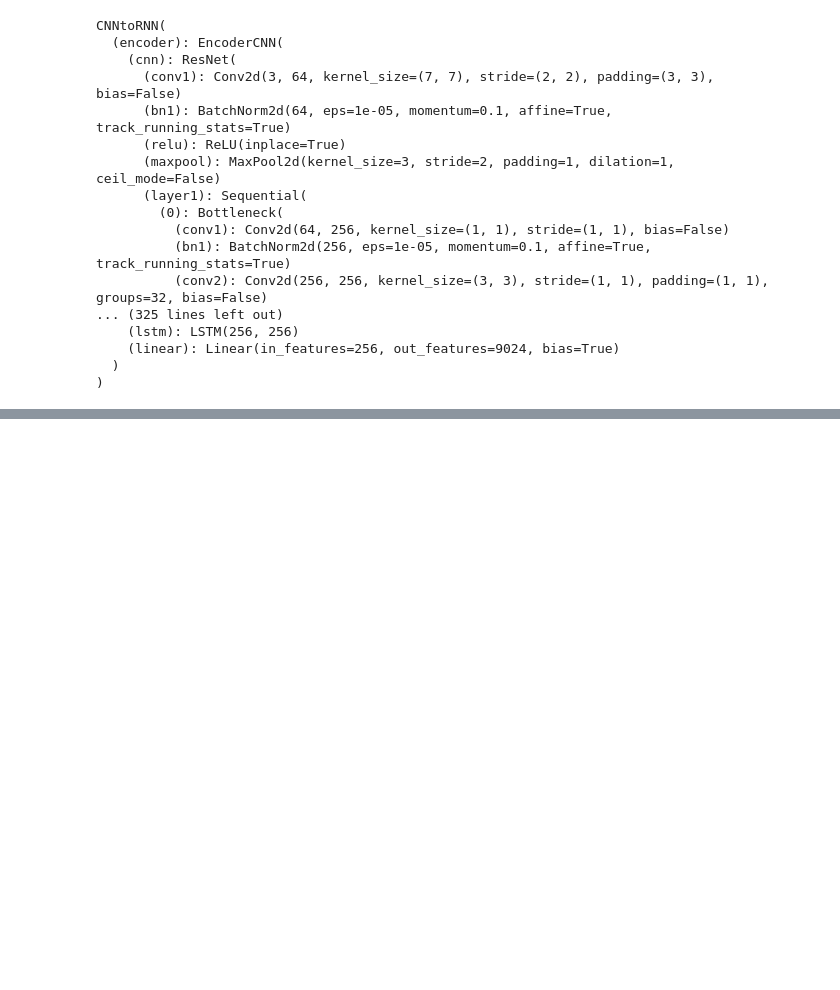
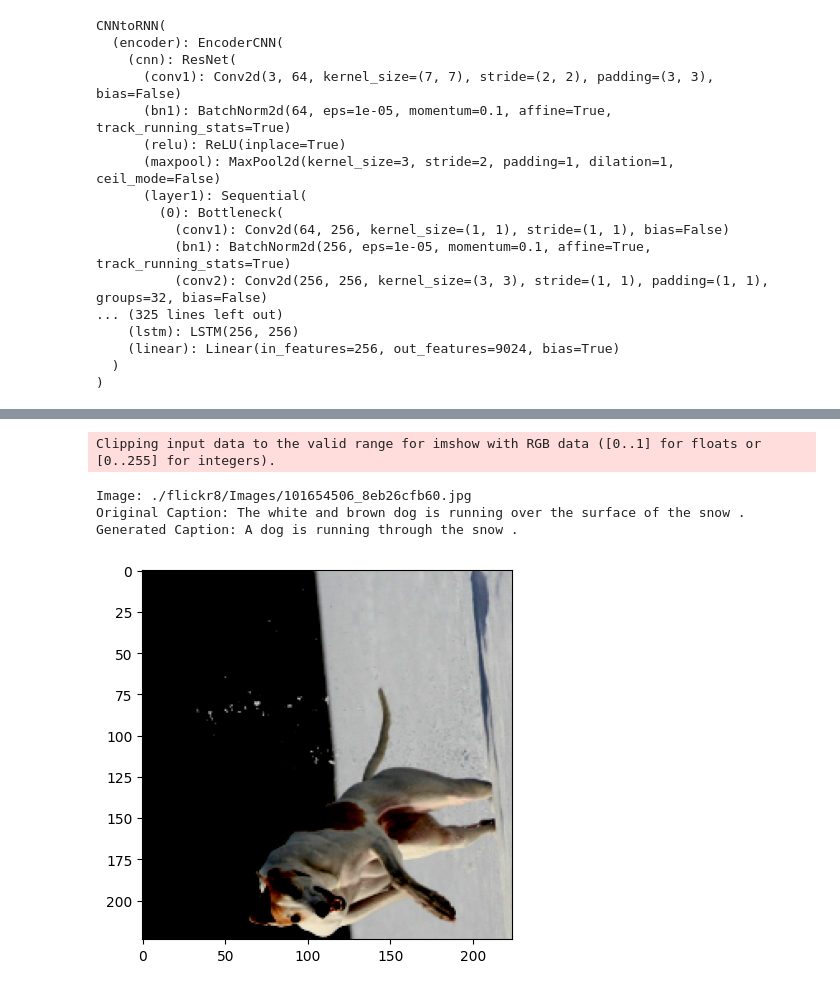
Before and after one commit to tkobil/image-captioning-using-encoder-decoder-models, a Jupyter notebook: resnext_lstm_eval_single_layer.ipynb, the cells around one changed output, grey strips where cells are left out. Saved outputs shown, nothing was run; the diff lists cells and outputs as text; code cells hidden in the pictures; blank space fills up the shorter version.

```diff
--- a/resnext_lstm_eval_single_layer.ipynb
+++ b/resnext_lstm_eval_single_layer.ipynb
@@ -130,0 +122,8 @@ GENERATED CAPTION: ['<bos>', 'A', 'little', 'girl', 'in', 'a', 'pink', 'dress',
+# %%
+show_image_with_caption(10)
+# %% [output]
+Clipping input data to the valid range for imshow with RGB data ([0..1] for floats or [0..255] for integers).
+Image: ./flickr8/Images/101654506_8eb26cfb60.jpg
+Original Caption: The white and brown dog is running over the surface of the snow .
+Generated Caption: A dog is running through the snow .
+[figure, added]
```
Also changed, not shown: parts of 26 cells of this notebook, 4 other files.
